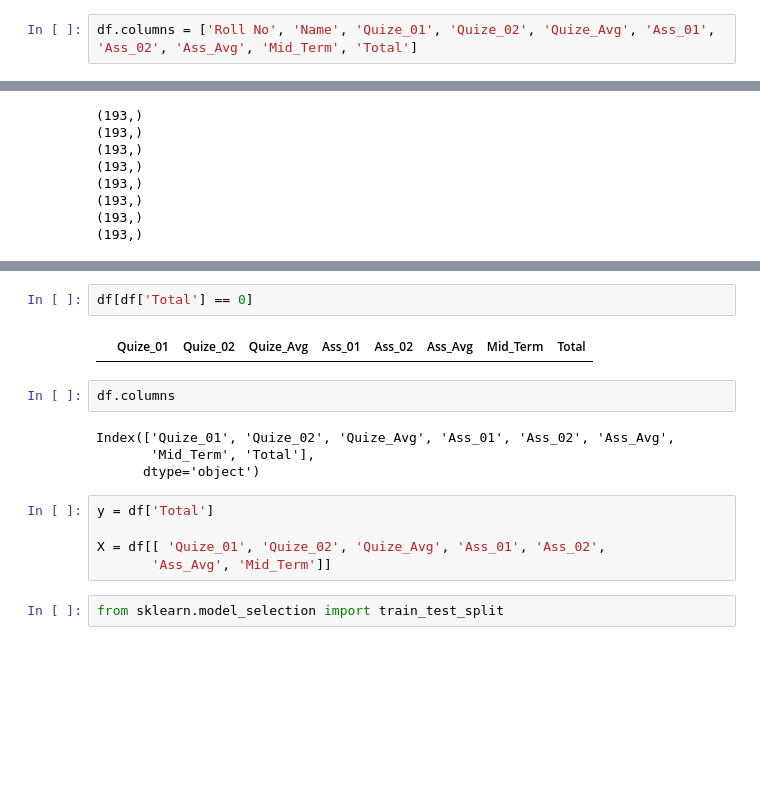
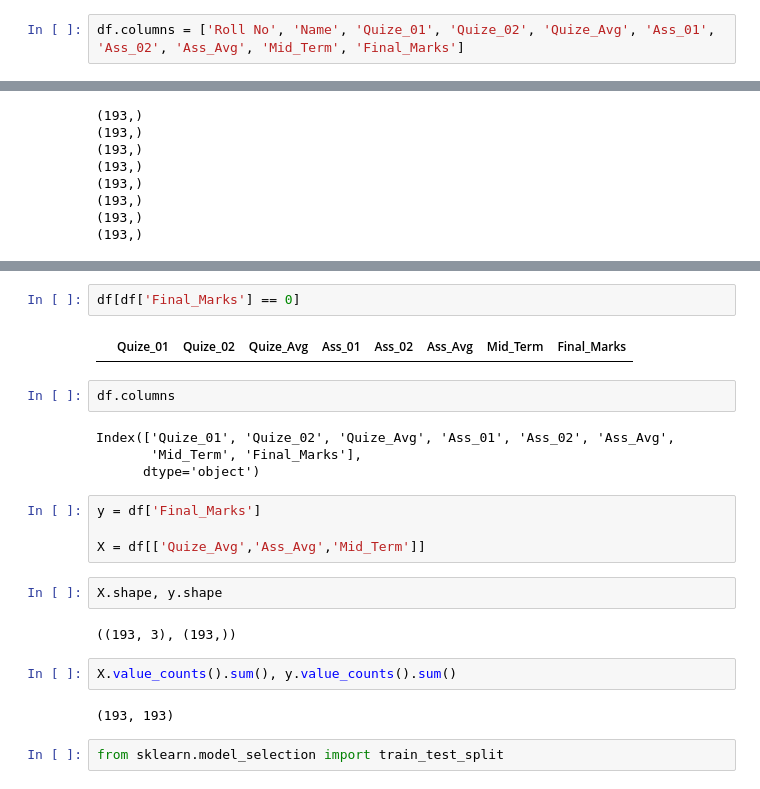
Before and after one commit to Gagan3036/Students_marks_Prediction, a Jupyter notebook: Students_marks_Prediction.ipynb, the cells around one changed output, grey strips where cells are left out. Cells and saved outputs as stored; diff of their text form; blank space fills up the shorter version.

Commit message:
Kaggle Notebook | Students_marks_Prediction | Version 1

```diff
--- a/Students_marks_Prediction.ipynb
+++ b/Students_marks_Prediction.ipynb
@@ -32,7 +32,7 @@ Index(['Roll No', 'Name', 'Quiz 15 ', 'Unnamed: 3', 'Unnamed: 4',
        'Assignments 15 ', 'Unnamed: 6', 'Unnamed: 7', 'Mid Term', 'Q+A+Mid'],
       dtype='object')
 # %%
-df.columns = ['Roll No', 'Name', 'Quize_01', 'Quize_02', 'Quize_Avg', 'Ass_01', 'Ass_02', 'Ass_Avg', 'Mid_Term', 'Total']
+df.columns = ['Roll No', 'Name', 'Quize_01', 'Quize_02', 'Quize_Avg', 'Ass_01', 'Ass_02', 'Ass_Avg', 'Mid_Term', 'Final_Marks']
 # %%
 df.columns
 # %% [output]
@@ -247,19 +247,26 @@ Total        0
 dtype: int64
 # %%
-df[df['Total'] == 0]
+df[df['Final_Marks'] == 0]
 # %% [output]
-|  | Quize_01 | Quize_02 | Quize_Avg | Ass_01 | Ass_02 | Ass_Avg | Mid_Term | Total |
+|  | Quize_01 | Quize_02 | Quize_Avg | Ass_01 | Ass_02 | Ass_Avg | Mid_Term | Final_Marks |
 # %%
 df.columns
 # %% [output]
 Index(['Quize_01', 'Quize_02', 'Quize_Avg', 'Ass_01', 'Ass_02', 'Ass_Avg',
-       'Mid_Term', 'Total'],
+       'Mid_Term', 'Final_Marks'],
       dtype='object')
 # %%
-y = df['Total']
+y = df['Final_Marks']
 
-X = df[[ 'Quize_01', 'Quize_02', 'Quize_Avg', 'Ass_01', 'Ass_02',
-       'Ass_Avg', 'Mid_Term']]
+X = df[['Quize_Avg','Ass_Avg','Mid_Term']]
+# %%
+X.shape, y.shape
+# %% [output]
+((193, 3), (193,))
+# %%
+X.value_counts().sum(), y.value_counts().sum()
+# %% [output]
+(193, 193)
 # %%
 from sklearn.model_selection import train_test_split
 # %%
```
Also changed, not shown: parts of 16 cells of this notebook.
